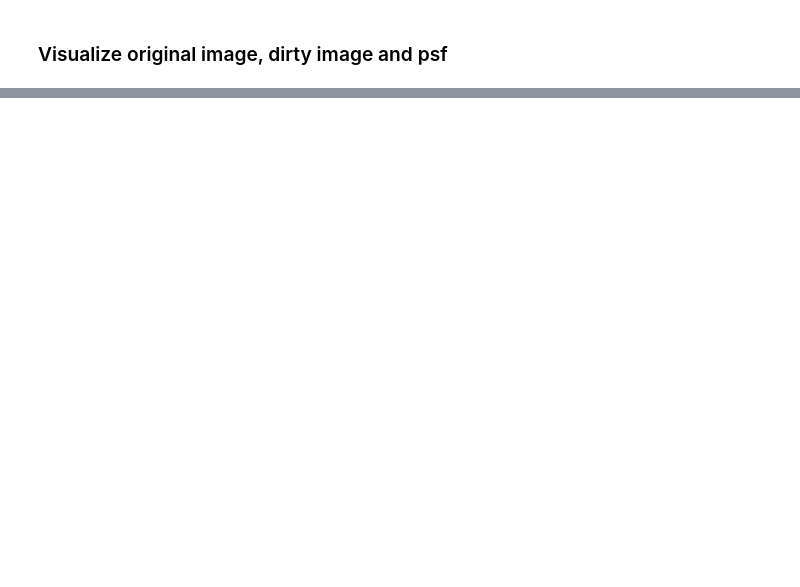
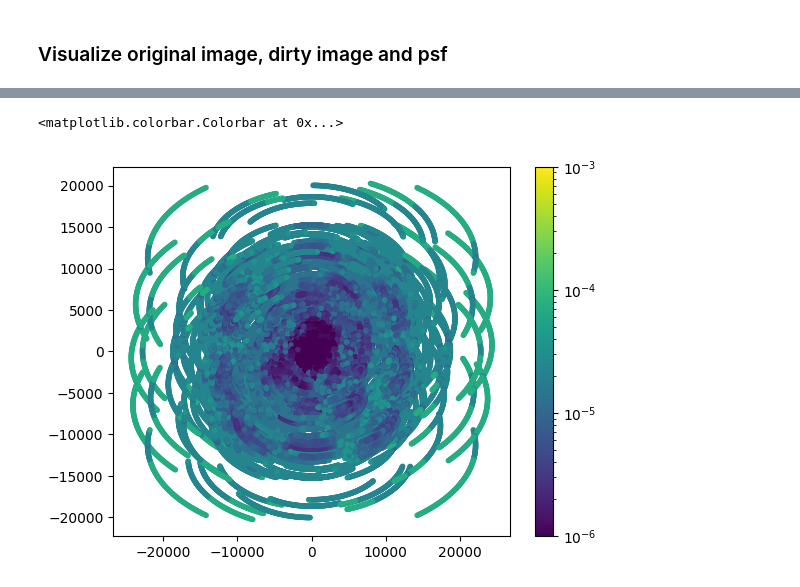
Before and after one commit to simon-prunet/radio-imaging, a Jupyter notebook: dirty.ipynb, the cells around one changed output, grey strips where cells are left out. Drawn from its saved outputs; the diff is of its cells as text; code cells hidden in the pictures; blank space fills up the shorter version.

```diff
--- a/dirty.ipynb
+++ b/dirty.ipynb
@@ -165,0 +143,16 @@ array([[[[1.        -7.76886112e-14j]],
+# %%
+from scipy.spatial import KDTree
+tree = KDTree(uv)
+neighbors = tree.query_ball_tree(tree,r=100)
+# %%
+weights = 1./np.array([len(l) for l in neighbors])
+weights /= np.sum(weights)
+weights = weights.reshape(nrows,nbaselines,1,1)
+vt.imaging_weight.data = weights
+# %%
+plt.scatter(uv[:,0],uv[:,1],c=weights,marker='.',norm=LogNorm(vmin=0.000001,vmax=0.001))
+plt.scatter(-uv[:,0],-uv[:,1],c=weights,marker='.',norm=LogNorm(vmin=0.000001,vmax=0.001))
+plt.colorbar()
+# %% [output]
+<matplotlib.colorbar.Colorbar at 0x...>
+[figure, added]
```
Also changed, not shown: parts of 23 cells of this notebook, 2 other files.
